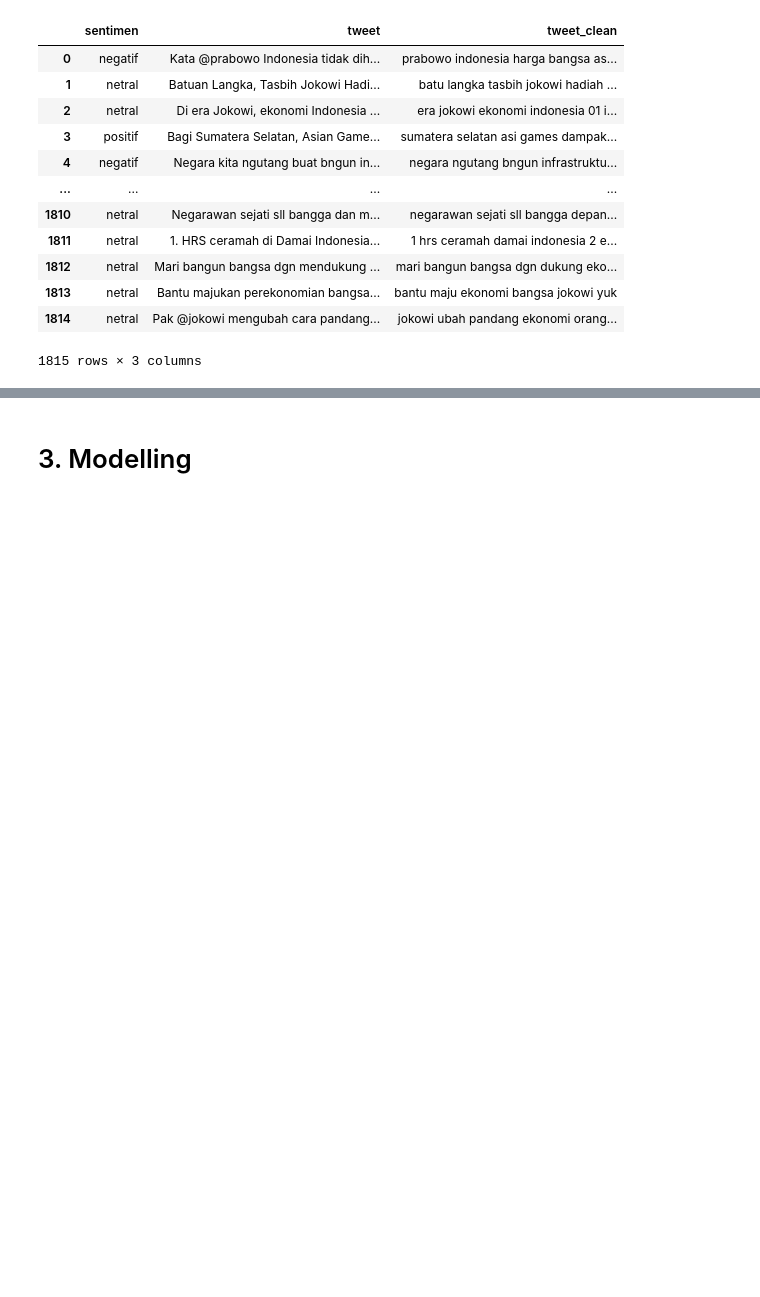
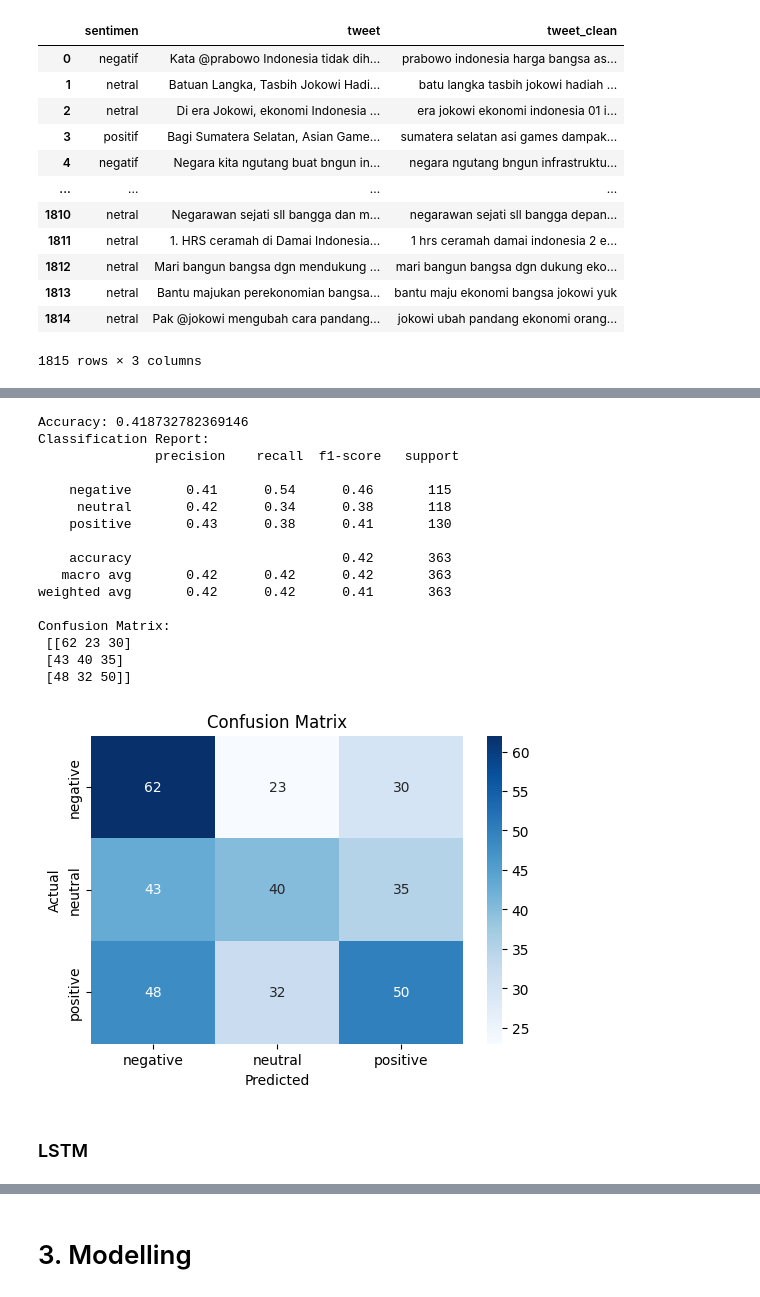
Before and after one commit to kairamilanifitria/Bootcamp-NLP, a Jupyter notebook: Project_1_Sentiment_Analysis.ipynb, the cells around one changed output, grey strips where cells are left out. Drawn from its saved outputs; the diff is of its cells as text; code cells hidden in the pictures; blank space fills up the shorter version.

```diff
--- a/Project_1_Sentiment_Analysis.ipynb
+++ b/Project_1_Sentiment_Analysis.ipynb
@@ -388,0 +818,4 @@ vectorizer.vocabulary_
+# %%
+# pakai data hasil lemmatization dengan nlp_id
+df = pd.read_csv('/content/drive/MyDrive/Bootcamp AI/Dataset/Task1 : Sentiment Analysis /text_lemmatize_1.csv')
+df
@@ -388,0 +853,15 @@ vectorizer.vocabulary_
+# %%
+# Load the trained Word2Vec model
+word2vec_model = Word2Vec.load('word2vec_model.bin')
+
+def vectorize_text(text, model):
+    words = text.split()
+    word_vectors = [model.wv[word] for word in words if word in model.wv]
+    if len(word_vectors) == 0:
+        return np.zeros(model.vector_size)  # Return a zero vector if no words are in the model
+    return np.mean(word_vectors, axis=0)
+
+# Vectorize all lemmatized texts
+w2v_vectorized_texts = np.array([vectorize_text(text, word2vec_model) for text in lemmatized_texts])
+
+print("Vectorized Texts Shape:", w2v_vectorized_texts.shape)
@@ -388,0 +946,40 @@ vectorizer.vocabulary_
+# %%
+# Evaluate the tuned Random Forest on the test data
+y_pred = best_rf_model.predict(X_test)
+
+# Print classification report and accuracy
+accuracy = accuracy_score(y_test, y_pred)
+print(f"Accuracy: {accuracy}")
+print("Classification Report:\n", classification_report(y_test, y_pred, target_names=['negative', 'neutral', 'positive']))
+
+# Confusion matrix
+cm = confusion_matrix(y_test, y_pred)
+print("Confusion Matrix:\n", cm)
+
+# Visualize the confusion matrix using seaborn heatmap
+plt.figure(figsize=(6,4))
+sns.heatmap(cm, annot=True, fmt='d', cmap='Blues', xticklabels=['negative', 'neutral', 'positive'], yticklabels=['negative', 'neutral', 'positive'])
+plt.title('Confusion Matrix')
+plt.ylabel('Actual')
+plt.xlabel('Predicted')
+plt.show()
+# %% [output]
+Accuracy: 0.418732782369146
+Classification Report:
+               precision    recall  f1-score   support
+
+    negative       0.41      0.54      0.46       115
+     neutral       0.42      0.34      0.38       118
+    positive       0.43      0.38      0.41       130
+
+    accuracy                           0.42       363
+   macro avg       0.42      0.42      0.42       363
+weighted avg       0.42      0.42      0.41       363
+
+Confusion Matrix:
+ [[62 23 30]
+ [43 40 35]
+ [48 32 50]]
+[figure, added]
+# %% [markdown]
+### LSTM
```
Also changed, not shown: parts of 82 cells of this notebook.
